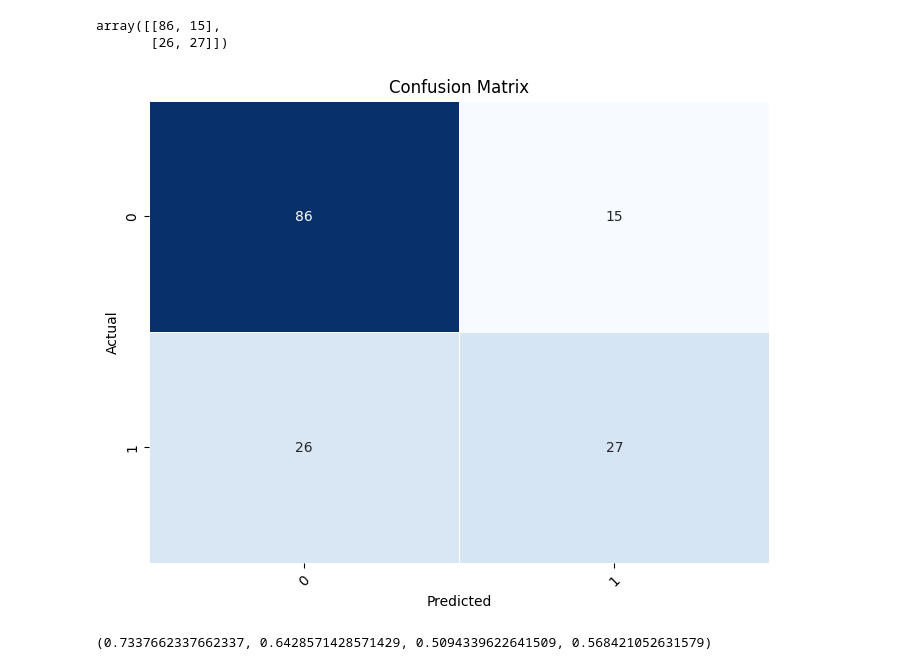
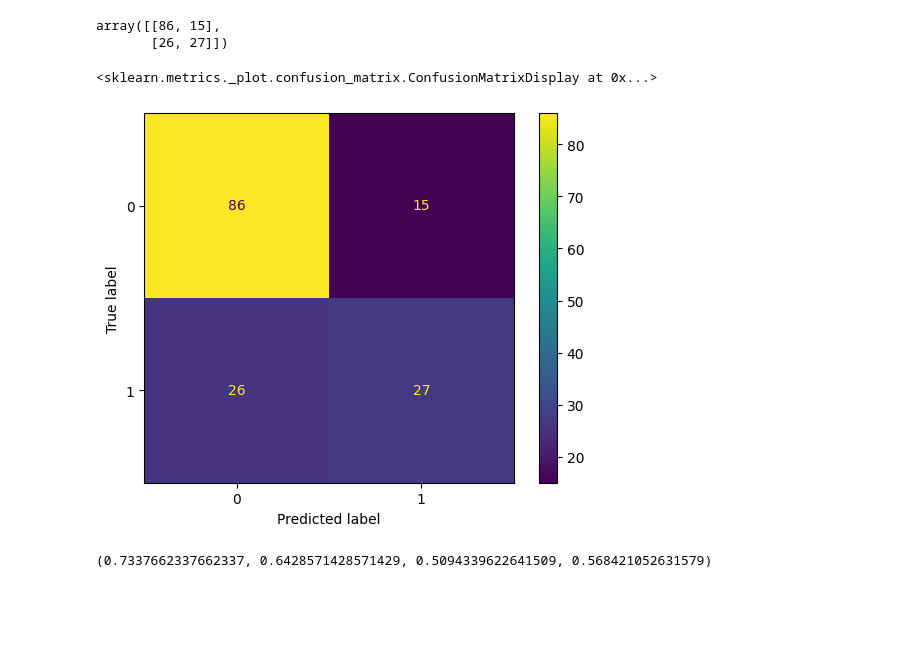
Before and after one commit to dhanush852/intro_to-ml, a Jupyter notebook: Homework_3.ipynb, the cells around one changed output. Cells and saved outputs as stored; diff of their text form; code cells hidden in the pictures; blank space fills up the shorter version.

```diff
--- a/Homework_3.ipynb
+++ b/Homework_3.ipynb
@@ -151,31 +153,13 @@ cnf_matrix
 # %% [output]
 array([[86, 15],
        [26, 27]])
-# %%
-import matplotlib.pyplot as plt
-import seaborn as sns
-from sklearn.metrics import confusion_matrix
-import pandas as pd
-
-# Calculate the confusion matrix
-cnf_matrix = confusion_matrix(y_test, y_pred)
-
-# Define class labels (if not provided by the model)
-class_labels = model.classes_
-
-# Create a pandas DataFrame for the confusion matrix
-confusion_df = pd.DataFrame(cnf_matrix, index=class_labels, columns=class_labels)
-
-# Create a more complex visualization using seaborn
-plt.figure(figsize=(8, 6))
-sns.heatmap(confusion_df, annot=True, fmt="d", cmap="Blues", cbar=False, linewidths=0.5)
-plt.title("Confusion Matrix")
-plt.xlabel("Predicted")
-plt.ylabel("Actual")
-plt.xticks(rotation=45)
-plt.show()
-# %% [output]
-[figure, removed]
+# %%
+disp = ConfusionMatrixDisplay(confusion_matrix = cnf_matrix,
+                             display_labels = model.classes_)
+disp.plot()
+# %% [output]
+<sklearn.metrics._plot.confusion_matrix.ConfusionMatrixDisplay at 0x...>
+[figure, added]
 # %%
 accuracy_score(y_test, y_pred), precision_score(y_test, y_pred), recall_score(y_test, y_pred), f1_score(y_test, y_pred)
 # %% [output]
```
Also changed, not shown: parts of 26 cells of this notebook.
